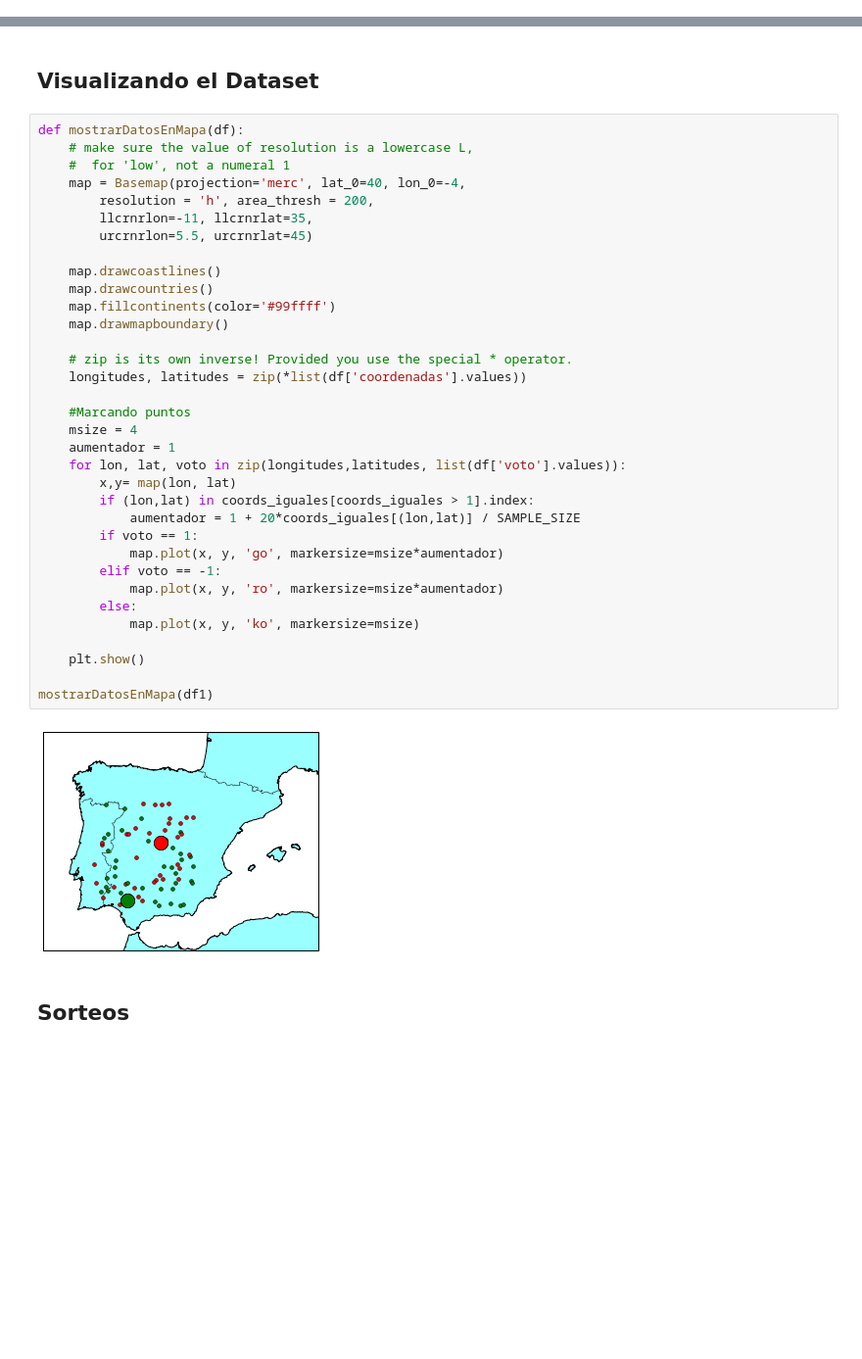
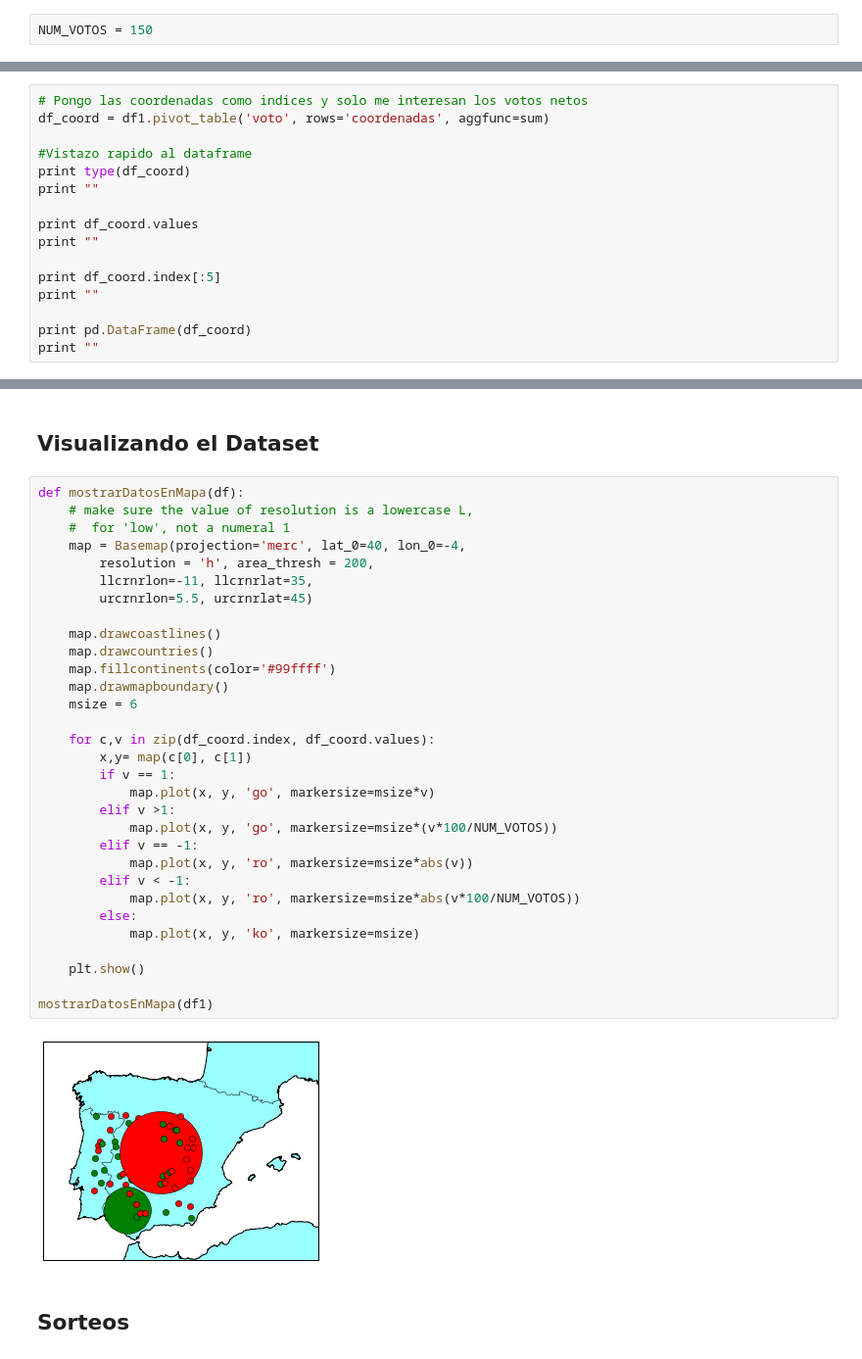
Before and after one commit to elhackaton/Equipo11, a Jupyter notebook: A4A_Python/Hackaton.ipynb, the cells around one changed output, grey strips where cells are left out. Shown at 98% size. Drawn from its saved outputs; the diff is of its cells as text; blank space fills up the shorter version.

Commit message:
mejorada la generacion y visualizacion de datos

```diff
--- a/A4A_Python/Hackaton.ipynb
+++ b/A4A_Python/Hackaton.ipynb
@@ -54,6 +54,8 @@ Se supone además que un mismo usuario puede mandar muchos votos, incluso del mi
 Aunque la mayoría de los 150 votos sean aleatorios, se generarán algunos votos con coordenadas fijas correspondientes a dos ciudades, Sevilla y Madrid. Con mayoria de votos positivos en Sevilla y mayoria de negativos en Madrid.
 
 En la siguiente serie temporal se cambiará esta tendencia y se intentará que el sistema detecte este cambio
+# %%
+NUM_VOTOS = 150
 # %%
 import random
 from datetime import datetime
@@ -151,0 +198,16 @@ array([(-5.982, 37.382)], dtype=object)
+# %%
+# Pongo las coordenadas como indices y solo me interesan los votos netos
+df_coord = df1.pivot_table('voto', rows='coordenadas', aggfunc=sum)
+
+#Vistazo rapido al dataframe
+print type(df_coord)
+print ""
+
+print df_coord.values
+print ""
+
+print df_coord.index[:5]
+print ""
+
+print pd.DataFrame(df_coord)
+print ""
@@ -154,39 +234,36 @@ array([(-5.982, 37.382)], dtype=object)
 # %%
 def mostrarDatosEnMapa(df):
     # make sure the value of resolution is a lowercase L,
     #  for 'low', not a numeral 1
     map = Basemap(projection='merc', lat_0=40, lon_0=-4,
         resolution = 'h', area_thresh = 200,
         llcrnrlon=-11, llcrnrlat=35,
         urcrnrlon=5.5, urcrnrlat=45)
 
     map.drawcoastlines()
     map.drawcountries()
     map.fillcontinents(color='#99ffff')
     map.drawmapboundary()
+    msize = 6
 
-    # zip is its own inverse! Provided you use the special * operator.
-    longitudes, latitudes = zip(*list(df['coordenadas'].values))
-
-    #Marcando puntos
-    msize = 4
-    aumentador = 1
-    for lon, lat, voto in zip(longitudes,latitudes, list(df['voto'].values)):
-        x,y= map(lon, lat)
-        if (lon,lat) in coords_iguales[coords_iguales > 1].index:
-            aumentador = 1 + 20*coords_iguales[(lon,lat)] / SAMPLE_SIZE
-        if voto == 1:
-            map.plot(x, y, 'go', markersize=msize*aumentador)
-        elif voto == -1:
-            map.plot(x, y, 'ro', markersize=msize*aumentador)
+    for c,v in zip(df_coord.index, df_coord.values):
+        x,y= map(c[0], c[1])
+        if v == 1:
+            map.plot(x, y, 'go', markersize=msize*v)
+        elif v >1:
+            map.plot(x, y, 'go', markersize=msize*(v*100/NUM_VOTOS))
+        elif v == -1:
+            map.plot(x, y, 'ro', markersize=msize*abs(v))
+        elif v < -1:
+            map.plot(x, y, 'ro', markersize=msize*abs(v*100/NUM_VOTOS))
         else:
             map.plot(x, y, 'ko', markersize=msize)
 
     plt.show()
 
 mostrarDatosEnMapa(df1)
 # %% [output]
-[figure, old version]
+[figure, new version]
 # %% [markdown]
 ## Sorteos
 # %%
```
Also changed, not shown: parts of 8 cells of this notebook, 1 other file.
